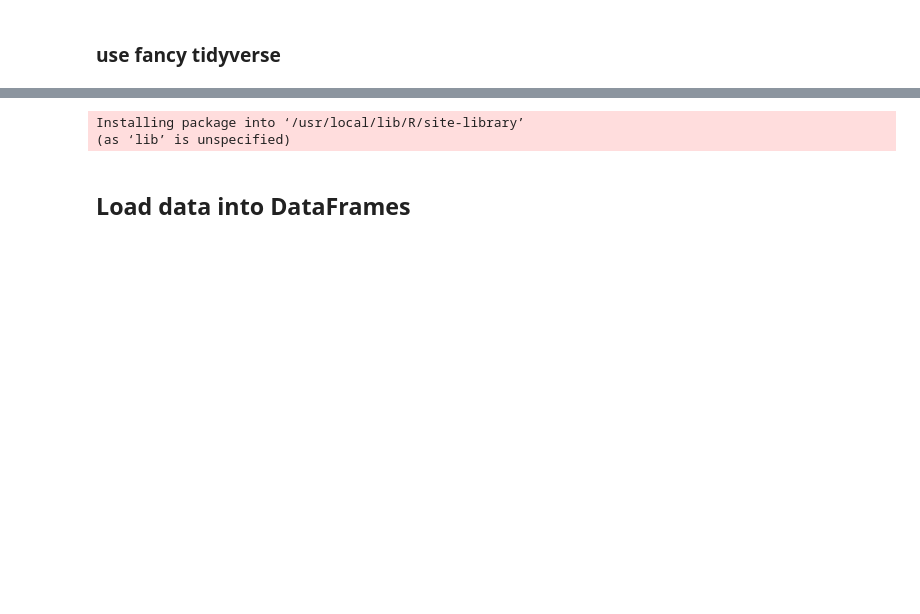
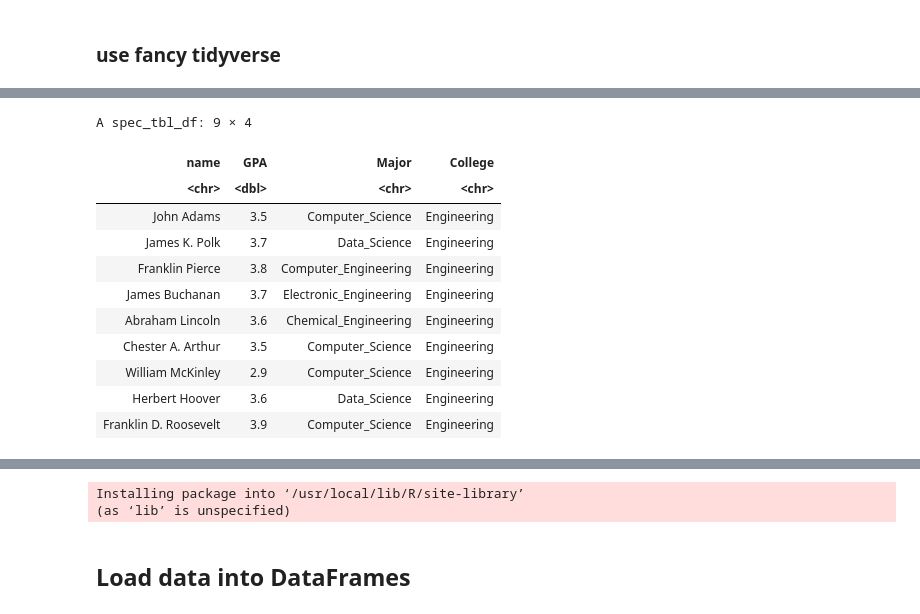
Before and after one commit to hongqin/Use-R-in-CoLab, a Jupyter notebook: Learn_R_county_Covid19.ipynb, the cells around one changed output, grey strips where cells are left out. Drawn from its saved outputs; the diff is of its cells as text; code cells hidden in the pictures; blank space fills up the shorter version.

```diff
--- a/Learn_R_county_Covid19.ipynb
+++ b/Learn_R_county_Covid19.ipynb
@@ -349,0 +381,15 @@ A tibble: 12 × 2
+# %%
+tb %>% filter (College == "Engineering")
+# %% [output]
+A spec_tbl_df: 9 × 4
+| name | GPA | Major | College |
+| <chr> | <dbl> | <chr> | <chr> |
+| John Adams | 3.5 | Computer_Science | Engineering |
+| James K. Polk | 3.7 | Data_Science | Engineering |
+| Franklin Pierce | 3.8 | Computer_Engineering | Engineering |
+| James Buchanan | 3.7 | Electronic_Engineering | Engineering |
+| Abraham Lincoln | 3.6 | Chemical_Engineering | Engineering |
+| Chester A. Arthur | 3.5 | Computer_Science | Engineering |
+| William McKinley | 2.9 | Computer_Science | Engineering |
+| Herbert Hoover | 3.6 | Data_Science | Engineering |
+| Franklin D. Roosevelt | 3.9 | Computer_Science | Engineering |
```
Also changed, not shown: parts of 18 cells of this notebook.
